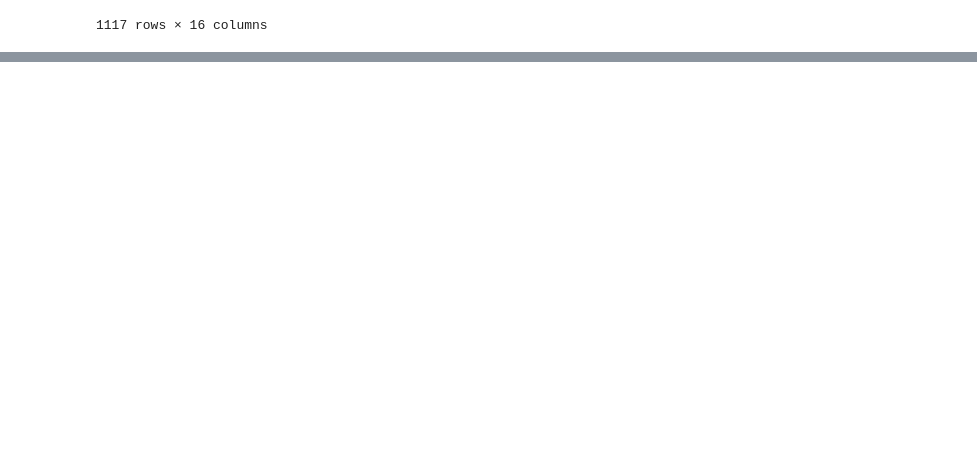
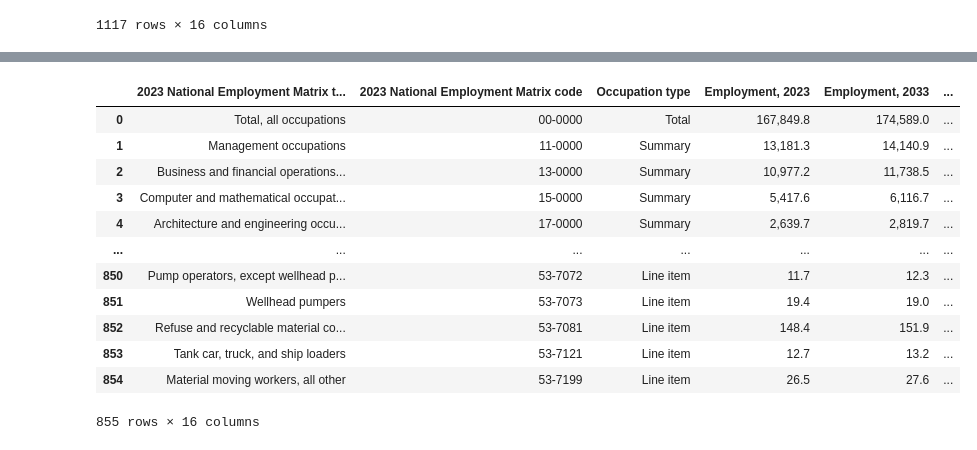
Before and after one commit to drushya-vt/CareerCompass, a Jupyter notebook: bls_occ_cleaning.ipynb, the cells around one changed output, grey strips where cells are left out. Saved outputs shown, nothing was run; the diff lists cells and outputs as text; code cells hidden in the pictures; blank space fills up the shorter version.

Commit message:
Clean data v1

```diff
--- a/bls_occ_cleaning.ipynb
+++ b/bls_occ_cleaning.ipynb
@@ -69,2 +57,12 @@ df_allocc
 # %%
-# create a column with the major occupation group and match based on the first 2 digits of the SOC code
+df_allocc = df[df['Occupation type'] == 'Line item']
+df_allocc['Major Occupation Group Code'] = df_allocc['2023 National Employment Matrix code'].str[:2]
+
+major_occupations = {'11': 'Management', '13': 'Business and Financial Operations', '15': 'Computer and Mathematics', '17': 'Architecture and Engineering', '19': 'Life, Physical, and Social Science', '21': 'Community and Social Services', '23':'Legal', '25':
+ 'Educational Instruction and Library', '27': 'Arts, Design, Entertainment, Sports, and Media', '29': 'Healthcare Practitioners and Technical', '31': 'Healthcare Support', '33': 'Protective Service', '35': 'Food Preparation and Serving', '37': 'Building and Grounds Cleaning and Maintenance', '39': 'Personal Care and Service', '41':'Sales',
+  '43':'Office and Administrative Support', '45':'Farming, Fishing, and Forestry',
+  '47':'Construction and Extraction', '49':'Installation, Maintenance, and Repair',
+  '51':'Production', '53':'Transportation and Material Moving'}
+
+df_allocc['Major Occupation Group'] = df_allocc['Major Occupation Group Code'].map(major_occupations)
+df_allocc
@@ -70,0 +93,19 @@ df_allocc
+# %%
+cleaned_data = pd.concat([major, df_allocc])
+cleaned_data = cleaned_data.drop(columns=['Major Occupation Group Code', 'Related Occupational Outlook Handbook (OOH) content'])
+cleaned_data = cleaned_data.reset_index(drop=True)
+cleaned_data
+# %% [output]
+|  | 2023 National Employment Matrix t... | 2023 National Employment Matrix code | Occupation type | Employment, 2023 | Employment, 2033 | ... |
+| 0 | Total, all occupations | 00-0000 | Total | 167,849.8 | 174,589.0 | ... |
+| 1 | Management occupations | 11-0000 | Summary | 13,181.3 | 14,140.9 | ... |
+| 2 | Business and financial operations... | 13-0000 | Summary | 10,977.2 | 11,738.5 | ... |
+| 3 | Computer and mathematical occupat... | 15-0000 | Summary | 5,417.6 | 6,116.7 | ... |
+| 4 | Architecture and engineering occu... | 17-0000 | Summary | 2,639.7 | 2,819.7 | ... |
+| ... | ... | ... | ... | ... | ... | ... |
+| 850 | Pump operators, except wellhead p... | 53-7072 | Line item | 11.7 | 12.3 | ... |
+| 851 | Wellhead pumpers | 53-7073 | Line item | 19.4 | 19.0 | ... |
+| 852 | Refuse and recyclable material co... | 53-7081 | Line item | 148.4 | 151.9 | ... |
+| 853 | Tank car, truck, and ship loaders | 53-7121 | Line item | 12.7 | 13.2 | ... |
+| 854 | Material moving workers, all other | 53-7199 | Line item | 26.5 | 27.6 | ... |
+855 rows × 16 columns
```
Also changed, not shown: parts of 13 cells of this notebook, 1 other file.
